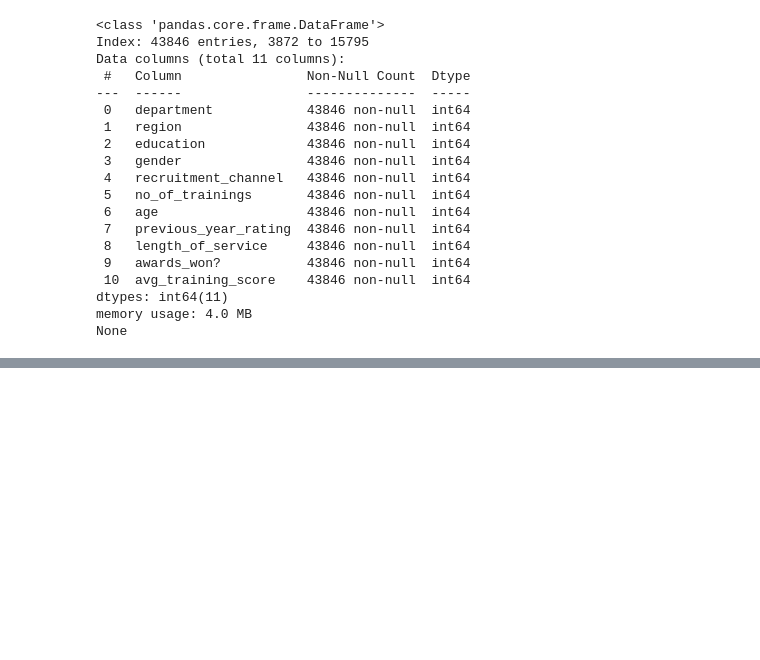
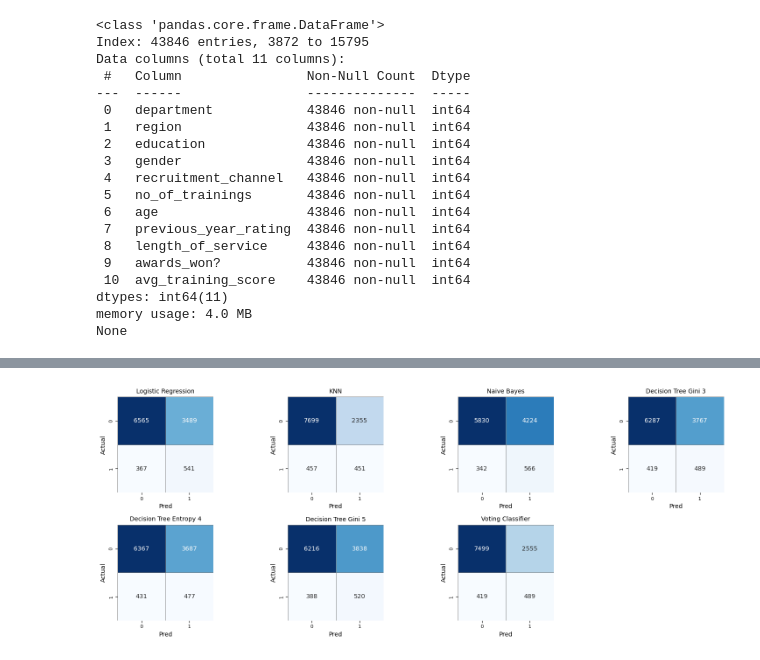
Before and after one commit to A713158/promotion_prediction_ML, a Jupyter notebook: HR_ML.ipynb, the cells around one changed output, grey strips where cells are left out. Saved outputs shown, nothing was run; the diff lists cells and outputs as text; code cells hidden in the pictures; blank space fills up the shorter version.

```diff
--- a/HR_ML.ipynb
+++ b/HR_ML.ipynb
@@ -680,0 +727,40 @@ OOB Score     : Not available for AdaBoost
+# %%
+models = [
+    ('Logistic Regression', LogisticRegression(max_iter=1000)),
+    ('KNN', KNeighborsClassifier(n_neighbors=5)),
+    ('Naive Bayes', GaussianNB()),
+    ('Decision Tree Gini 3', DecisionTreeClassifier(criterion='gini', max_depth=3, random_state=10)),
+    ('Decision Tree Entropy 4', DecisionTreeClassifier(criterion='entropy', max_depth=4, random_state=20)),
+    ('Decision Tree Gini 5', DecisionTreeClassifier(criterion='gini', max_depth=5, random_state=30)),
+    ('Voting Classifier', vc)  # Already fitted VotingClassifier
+]
+
+# Fit base models (skip Voting Classifier)
+for name, model in models[:-1]:
+    model.fit(X_train_smote_dt, y_train_smote_dt)
+
+# Predictions for all models
+preds = [model.predict(X_test_dt) for _, model in models]
+
+# Plot small confusion matrices side by side
+fig, axes = plt.subplots(2, 4, figsize=(16,6))  # 2 rows, 4 columns
+axes = axes.flatten()
+
+for i, (name, _) in enumerate(models):
+    cm = confusion_matrix(y_test, preds[i])
+    sns.heatmap(cm, annot=True, fmt='d', cmap='Blues', cbar=False, ax=axes[i], square=True,
+                linewidths=0.5, linecolor='gray')
+    axes[i].set_title(name, fontsize=10)
+    axes[i].set_xlabel('Pred')
+    axes[i].set_ylabel('Actual')
+    axes[i].tick_params(axis='both', which='major', labelsize=8)
+
+# Remove empty subplot (if any)
+if len(models) < len(axes):
+    for j in range(len(models), len(axes)):
+        fig.delaxes(axes[j])
+
+plt.tight_layout()
+plt.show()
+# %% [output]
+[figure, added]
```
Also changed, not shown: parts of 7 cells of this notebook.
